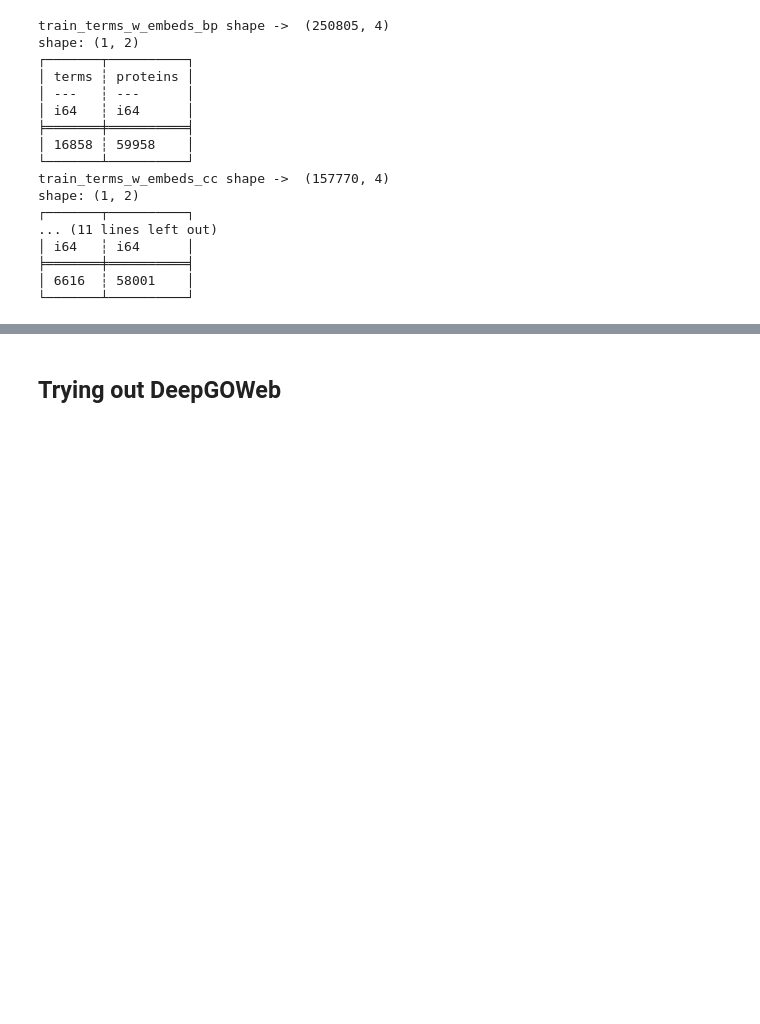
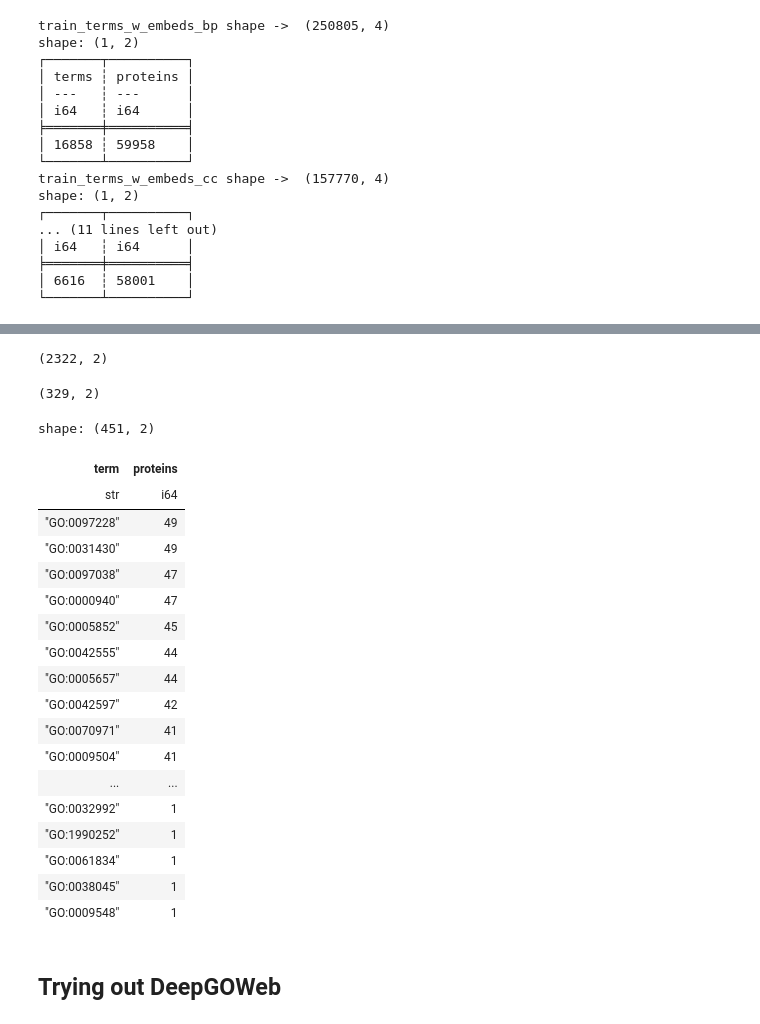
Before and after one commit to sumaniitm/cafa-6-protein-function-prediction-kaggle, a Jupyter notebook: cafa-suman-ontology-based-features.ipynb, the cells around one changed output, grey strips where cells are left out. Drawn from its saved outputs; the diff is of its cells as text; code cells hidden in the pictures; blank space fills up the shorter version.

```diff
--- a/cafa-suman-ontology-based-features.ipynb
+++ b/cafa-suman-ontology-based-features.ipynb
@@ -403,3 +436,38 @@ shape: (1, 2)
+# %%
+dd.sql("select term, count(distinct(protein_accession_id)) as proteins \
+from train_terms_w_embeds_cc group by term having count(distinct(protein_accession_id)) < 50 order by 2").pl().shape
+# %% [output]
+(2322, 2)
+# %%
+dd.sql("select term, count(distinct(protein_accession_id)) as proteins \
+from train_terms_w_embeds_cc group by term having count(distinct(protein_accession_id)) >= 50 order by 2").pl().shape
+# %% [output]
+(329, 2)
+# %%
+train_terms_w_embeds_cc_d2 = train_terms_w_embeds_cc.filter(pl.col("term").is_in(cc_terms_at_depths[2]))
+
+dd.sql("select term, count(distinct(protein_accession_id)) as proteins \
+from train_terms_w_embeds_cc_d2 group by term having count(distinct(protein_accession_id)) < 50 order by 2 desc").pl()
+# %% [output]
+shape: (451, 2)
+| term | proteins |
+| str | i64 |
+| "GO:0097228" | 49 |
+| "GO:0031430" | 49 |
+| "GO:0097038" | 47 |
+| "GO:0000940" | 47 |
+| "GO:0005852" | 45 |
+| "GO:0042555" | 44 |
+| "GO:0005657" | 44 |
+| "GO:0042597" | 42 |
+| "GO:0070971" | 41 |
+| "GO:0009504" | 41 |
+| ... | ... |
+| "GO:0032992" | 1 |
+| "GO:1990252" | 1 |
+| "GO:0061834" | 1 |
+| "GO:0038045" | 1 |
+| "GO:0009548" | 1 |
 # %% [markdown]
 ## Trying out DeepGOWeb
 # %%
```
Also changed, not shown: parts of 14 cells of this notebook.
